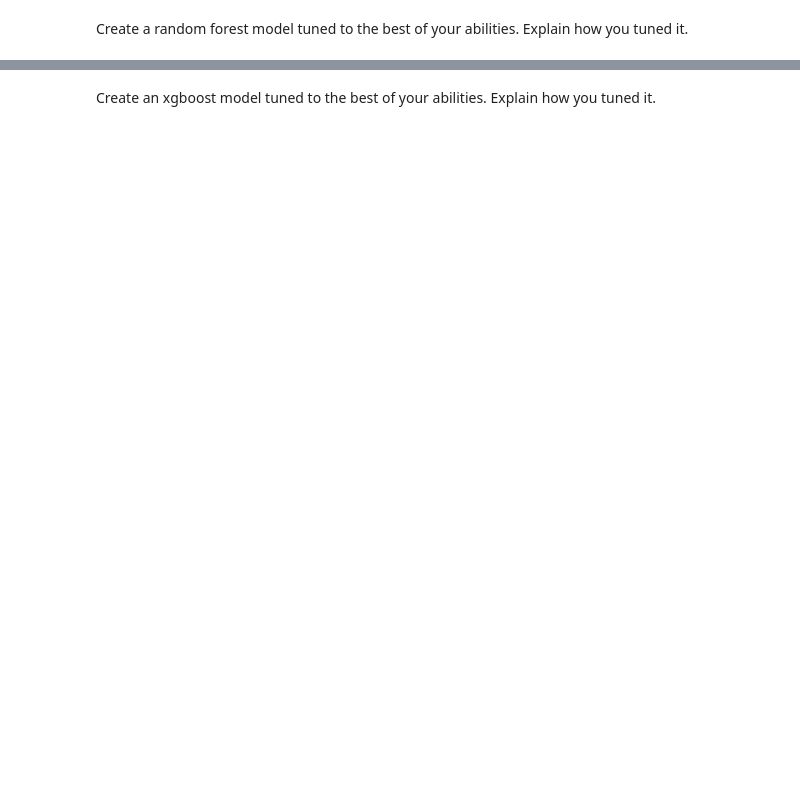
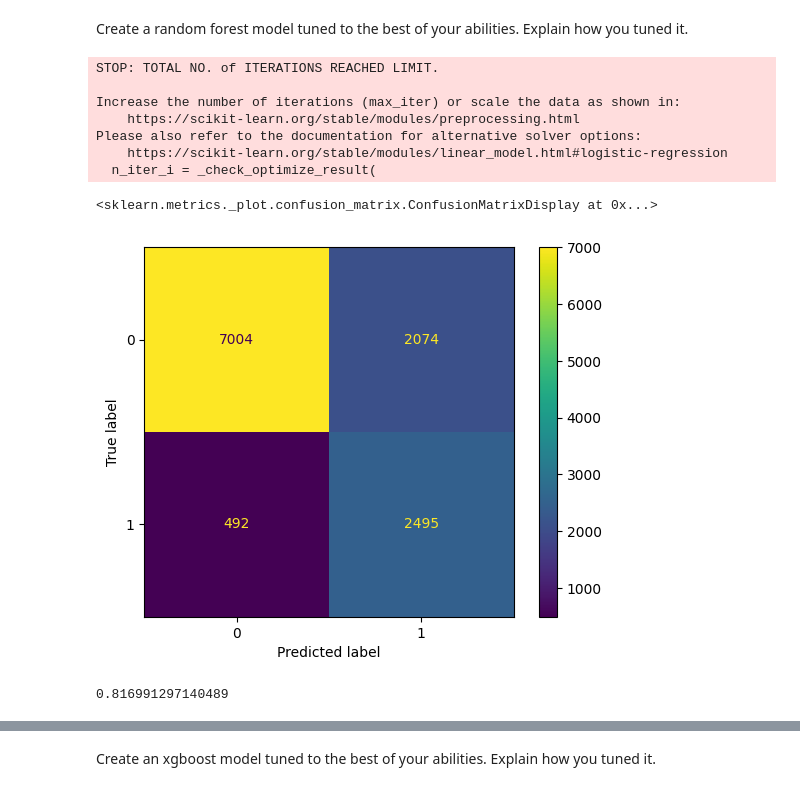
Before and after one commit to aachoudhary/aarushi-csci_1070, a Jupyter notebook: Homework/week10.ipynb, the cells around one changed output, grey strips where cells are left out. Drawn from its saved outputs; the diff is of its cells as text; code cells hidden in the pictures; blank space fills up the shorter version.

```diff
--- a/Homework/week10.ipynb
+++ b/Homework/week10.ipynb
@@ -128,2 +74,32 @@ ValueError: Unknown label type: continuous. Maybe you are trying to fit a classi
 # %% [markdown]
 Create a random forest model tuned to the best of your abilities. Explain how you tuned it.
+# %%
+ros = RandomOverSampler(random_state=32)
+X_resampled, y_resampled = ros.fit_resample(X_train, y_train)
+
+modela = LogisticRegression(random_state=32)
+modela.fit(X_resampled, y_resampled)
+
+
+y_pred = modela.predict(X_test)
+
+
+ConfusionMatrixDisplay.from_estimator(modela, X_test, y_test)
+# %% [output]
+STOP: TOTAL NO. of ITERATIONS REACHED LIMIT.
+
+Increase the number of iterations (max_iter) or scale the data as shown in:
+    https://scikit-learn.org/stable/modules/preprocessing.html
+Please also refer to the documentation for alternative solver options:
+    https://scikit-learn.org/stable/modules/linear_model.html#logistic-regression
+  n_iter_i = _check_optimize_result(
+<sklearn.metrics._plot.confusion_matrix.ConfusionMatrixDisplay at 0x...>
+[figure, added]
+# %%
+
+# Random forest is aggregated decision trees
+rf = RandomForestClassifier(n_estimators=1000, random_state=30)
+rf = rf.fit(X_train, y_train)
+rf.score(X_test, y_test)
+# %% [output]
+0.816991297140489
```
Also changed, not shown: parts of 20 cells of this notebook, 5 other files.
